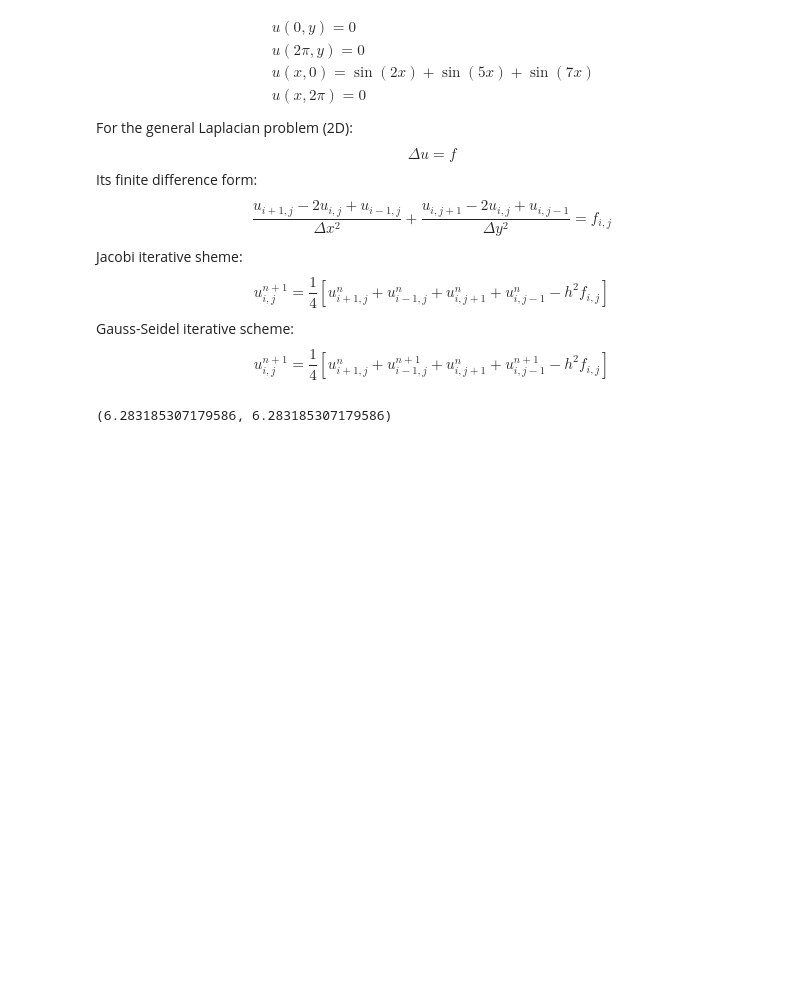
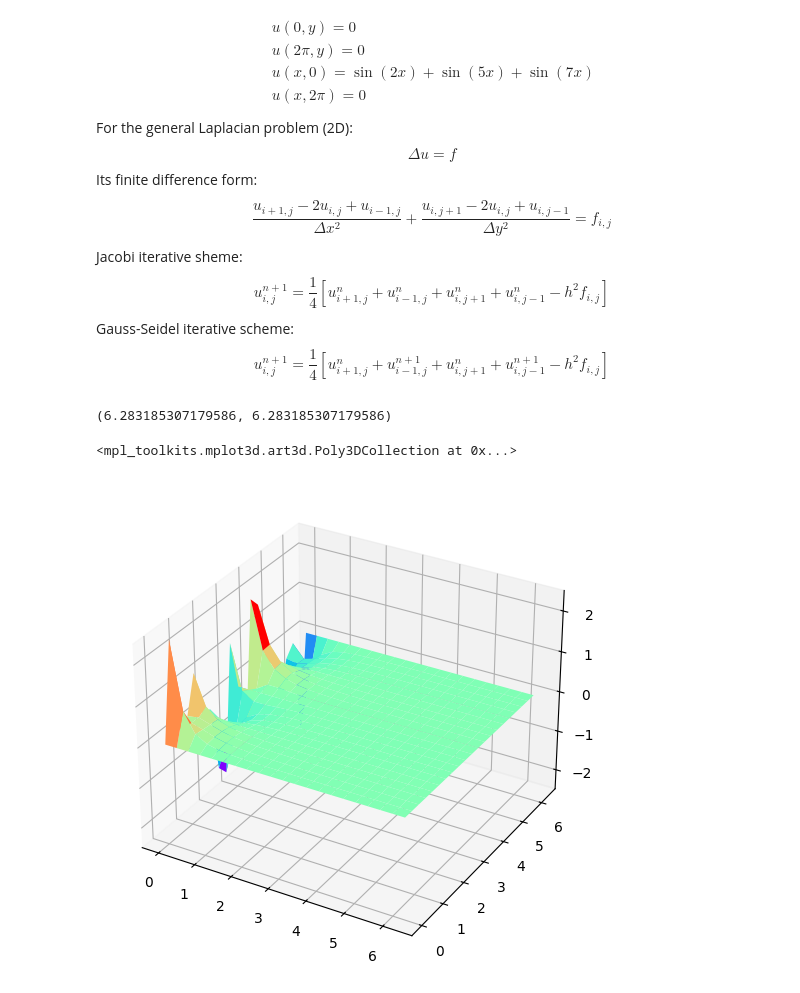
Before and after one commit to PepperXZC/Numerical-PDE, a Jupyter notebook: HW3.ipynb, the cells around one changed output. Saved outputs shown, nothing was run; the diff lists cells and outputs as text; code cells hidden in the pictures; blank space fills up the shorter version.

```diff
--- a/HW3.ipynb
+++ b/HW3.ipynb
@@ -41,31 +43,45 @@ x.max(), y.max()
 # %% [output]
 (6.283185307179586, 6.283185307179586)
 # %%
-mesh = np.zeros((len(x), len(y)))
+mesh1 = np.zeros((len(x), len(y)))
 # B.C.
-mesh[0] = 0
-mesh[-1] = 0
-mesh[:,0] = np.sin(2*x)+np.sin(5*x)+np.sin(7*x)
-mesh[:,-1] = 0
+mesh1[0] = 0
+mesh1[-1] = 0
+mesh1[:,0] = np.sin(2*x)+np.sin(5*x)+np.sin(7*x)
+mesh1[:,-1] = 0
+
+mesh2 = mesh1.copy()
+mesh3 = mesh1.copy()
 # %%
 # Jacobi
-for _ in range(1000):
-    mesh[1:-1,1:-1] = 0.25*(mesh[:-2,1:-1]+mesh[2:,1:-1]+mesh[1:-1,:-2]+mesh[1:-1,2:])
+max_iter = 200
+for _ in range(max_iter):
+    mesh1[1:-1,1:-1] = 0.25*(mesh1[:-2,1:-1]+mesh1[2:,1:-1]+mesh1[1:-1,:-2]+mesh1[1:-1,2:])
 
 # Gauss-Seidel
-for _ in range(1000):
+for _ in range(max_iter):
     for i in range(1, len(x)-1):
         for j in range(1, len(y)-1):
-            mesh[i,j] = 0.25*(mesh[i-1,j]+mesh[i+1,j]+mesh[i,j-1]+mesh[i,j+1])
+            mesh2[i,j] = 0.25*(mesh2[i-1,j]+mesh2[i+1,j]+mesh2[i,j-1]+mesh2[i,j+1])
 
 # SOR
 omega = 1.5
-for _ in range(1000):
+for _ in range(max_iter):
     for i in range(1, len(x)-1):
         for j in range(1, len(y)-1):
-            mesh[i,j] = (1-omega)*mesh[i,j]+omega*0.25*(mesh[i-1,j]+mesh[i+1,j]+mesh[i,j-1]+mesh[i,j+1])
-
-import matplotlib.pyplot as plt
-plt.imshow(mesh)
-plt.colorbar()
-plt.show()
+            mesh3[i,j] = (1-omega)*mesh3[i,j]+omega*0.25*(mesh3[i-1,j]+mesh3[i+1,j]+mesh3[i,j-1]+mesh3[i,j+1])
+# %%
+x = np.arange(0, 2*np.pi+dx, dx)
+y = np.arange(0, 2*np.pi+dy, dy)
+X, Y = np.meshgrid(x, y)
+
+fig = plt.figure()
+# 创建3d图形的两种方式
+# 将figure变为3d
+ax = Axes3D(fig,auto_add_to_figure=False)
+fig.add_axes(ax)
+# plt.imshow(mesh1)
+ax.plot_surface(X, Y, mesh1, rstride = 1, cstride = 1, cmap = plt.get_cmap('rainbow'))
+# %% [output]
+<mpl_toolkits.mplot3d.art3d.Poly3DCollection at 0x...>
+[figure, added]
```
Also changed, not shown: parts of 3 cells of this notebook, 1 other file.
